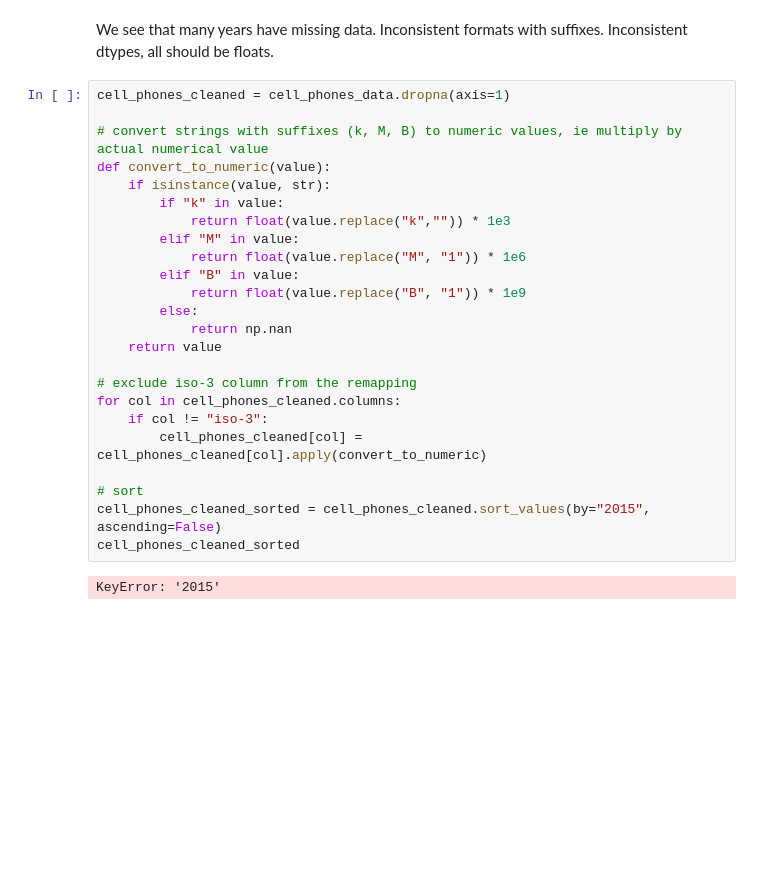
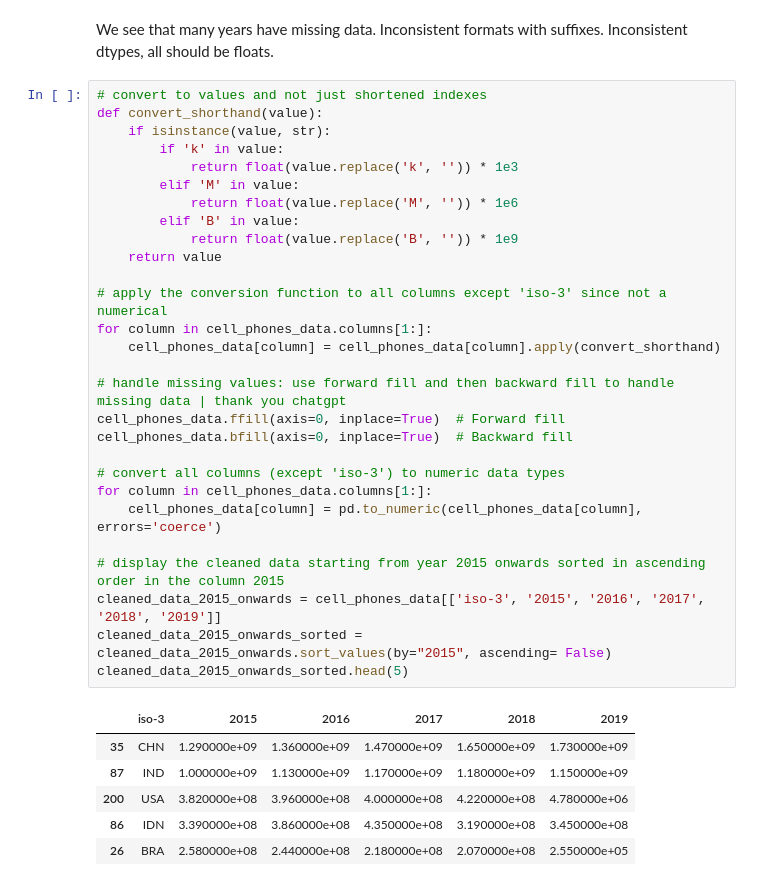
Before and after one commit to MrHEFF/su-mt4007, a Jupyter notebook: HW3/HW3.ipynb, the cells around one changed output. Saved outputs shown, nothing was run; the diff lists cells and outputs as text; blank space fills up the shorter version.

```diff
--- a/HW3/HW3.ipynb
+++ b/HW3/HW3.ipynb
@@ -481,29 +554,38 @@ memory usage: 95.4+ KB
  None)
 # %% [markdown]
 We see that many years have missing data. Inconsistent formats with suffixes. Inconsistent dtypes, all should be floats.
-# %%
-cell_phones_cleaned = cell_phones_data.dropna(axis=1)
-
-# convert strings with suffixes (k, M, B) to numeric values, ie multiply by actual numerical value
-def convert_to_numeric(value):
-    if isinstance(value, str):
-        if "k" in value:
-            return float(value.replace("k","")) * 1e3
-        elif "M" in value:
-            return float(value.replace("M", "1")) * 1e6
-        elif "B" in value:
-            return float(value.replace("B", "1")) * 1e9
-        else:
-            return np.nan
-    return value
-
-# exclude iso-3 column from the remapping
-for col in cell_phones_cleaned.columns:
-    if col != "iso-3":
-        cell_phones_cleaned[col] = cell_phones_cleaned[col].apply(convert_to_numeric)
-
-# sort
-cell_phones_cleaned_sorted = cell_phones_cleaned.sort_values(by="2015", ascending=False)
-cell_phones_cleaned_sorted
-# %% [output]
-KeyError: '2015'
+# %%
+# convert to values and not just shortened indexes
+def convert_shorthand(value):
+    if isinstance(value, str):
+        if 'k' in value:
+            return float(value.replace('k', '')) * 1e3
+        elif 'M' in value:
+            return float(value.replace('M', '')) * 1e6
+        elif 'B' in value:
+            return float(value.replace('B', '')) * 1e9
+    return value
+
+# apply the conversion function to all columns except 'iso-3' since not a numerical
+for column in cell_phones_data.columns[1:]:
+    cell_phones_data[column] = cell_phones_data[column].apply(convert_shorthand)
+
+# handle missing values: use forward fill and then backward fill to handle missing data | thank you chatgpt
+cell_phones_data.ffill(axis=0, inplace=True)  # Forward fill
+cell_phones_data.bfill(axis=0, inplace=True)  # Backward fill
+
+# convert all columns (except 'iso-3') to numeric data types
+for column in cell_phones_data.columns[1:]:
+    cell_phones_data[column] = pd.to_numeric(cell_phones_data[column], errors='coerce')
+
+# display the cleaned data starting from year 2015 onwards sorted in ascending order in the column 2015
+cleaned_data_2015_onwards = cell_phones_data[['iso-3', '2015', '2016', '2017', '2018', '2019']]
+cleaned_data_2015_onwards_sorted = cleaned_data_2015_onwards.sort_values(by="2015", ascending= False)
+cleaned_data_2015_onwards_sorted.head(5)
+# %% [output]
+|  | iso-3 | 2015 | 2016 | 2017 | 2018 | 2019 |
+| 35 | CHN | 1.290000e+09 | 1.360000e+09 | 1.470000e+09 | 1.650000e+09 | 1.730000e+09 |
+| 87 | IND | 1.000000e+09 | 1.130000e+09 | 1.170000e+09 | 1.180000e+09 | 1.150000e+09 |
+| 200 | USA | 3.820000e+08 | 3.960000e+08 | 4.000000e+08 | 4.220000e+08 | 4.780000e+06 |
+| 86 | IDN | 3.390000e+08 | 3.860000e+08 | 4.350000e+08 | 3.190000e+08 | 3.450000e+08 |
+| 26 | BRA | 2.580000e+08 | 2.440000e+08 | 2.180000e+08 | 2.070000e+08 | 2.550000e+05 |
```
Also changed, not shown: parts of 7 cells of this notebook.
